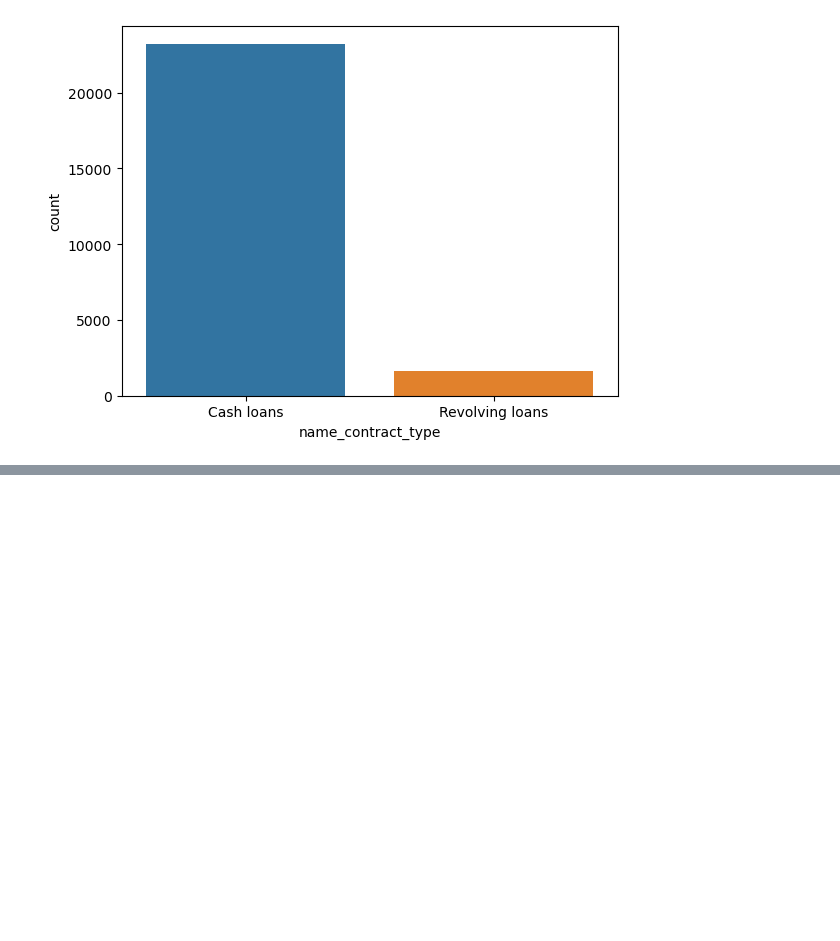
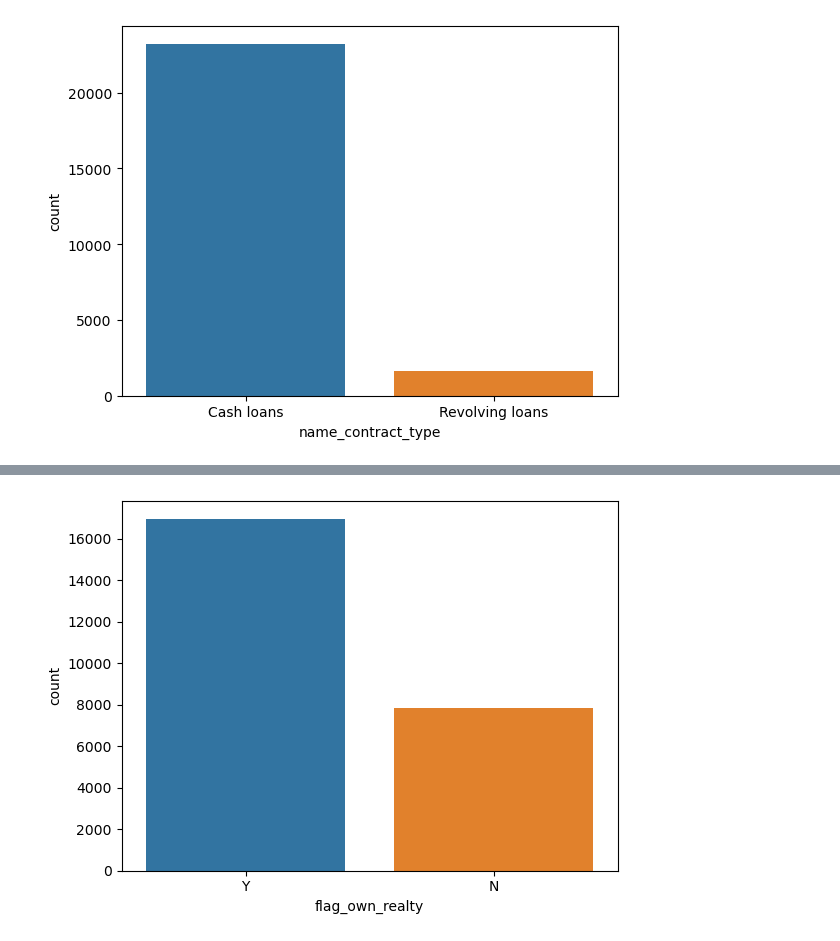
Before and after one commit to Kunind/Loan_default_prediction, a Jupyter notebook: notebooks/EDA.ipynb, the cells around one changed output, grey strips where cells are left out. Drawn from its saved outputs; the diff is of its cells as text; code cells hidden in the pictures; blank space fills up the shorter version.

```diff
--- a/notebooks/EDA.ipynb
+++ b/notebooks/EDA.ipynb
@@ -80,0 +108,5 @@ plt.show()
+# %%
+sns.countplot(data = defaulted_df, x = 'flag_own_realty')
+plt.show()
+# %% [output]
+[figure, added]
```
Also changed, not shown: parts of 17 cells of this notebook.
